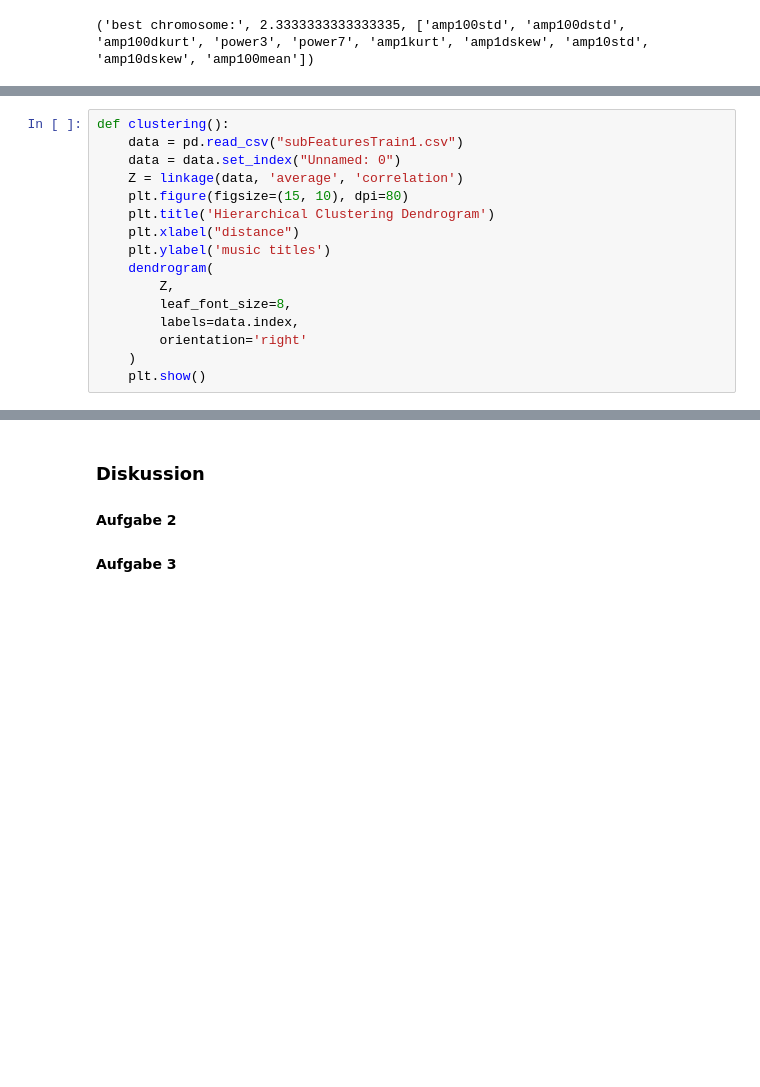
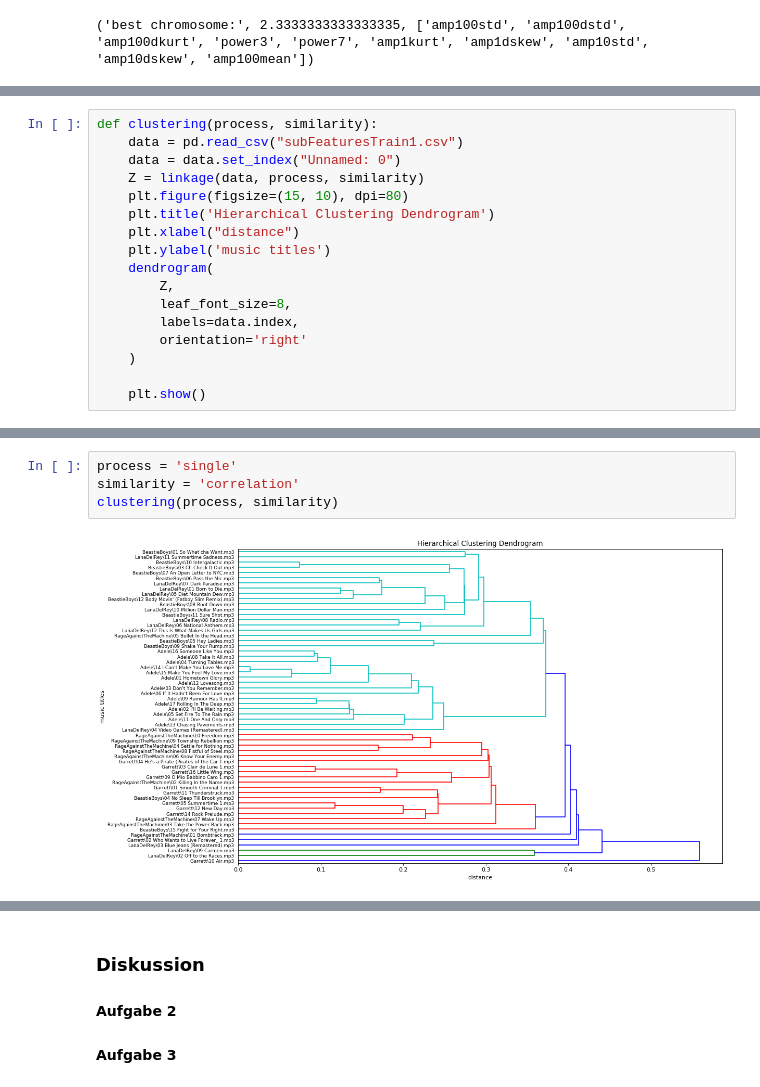
Before and after one commit to codeOfJannik/DataMining_Projects, a Jupyter notebook: task3_MusicClustering/VersuchMusicClustering_jj028_js329_bj009.ipynb, the cells around one changed output, grey strips where cells are left out. Drawn from its saved outputs; the diff is of its cells as text; blank space fills up the shorter version.

Commit message:
add various linkage methods

```diff
--- a/task3_MusicClustering/VersuchMusicClustering_jj028_js329_bj009.ipynb
+++ b/task3_MusicClustering/VersuchMusicClustering_jj028_js329_bj009.ipynb
@@ -849,10 +847,10 @@ Die gefundenen Cluster sind mit den zugehörigen Musiktiteln in der Konsole ausz
 
 ![Abbildung Music Clustering](https://www.hdm-stuttgart.de/~maucher/ipnotebooks/DataMining//Bilder/playlistCluster.png "Music Clustering")
 # %%
-def clustering():
+def clustering(process, similarity):
     data = pd.read_csv("subFeaturesTrain1.csv")
     data = data.set_index("Unnamed: 0")
-    Z = linkage(data, 'average', 'correlation')
+    Z = linkage(data, process, similarity)
     plt.figure(figsize=(15, 10), dpi=80)
     plt.title('Hierarchical Clustering Dendrogram')
     plt.xlabel("distance")
@@ -863,4 +861,5 @@ def clustering():
         labels=data.index,
         orientation='right'
     )
+
     plt.show()
@@ -870,0 +874,6 @@ clustering()
+# %%
+process = 'single'
+similarity = 'correlation'
+clustering(process, similarity)
+# %% [output]
+[figure, added]
```
Also changed, not shown: parts of 11 cells of this notebook.
